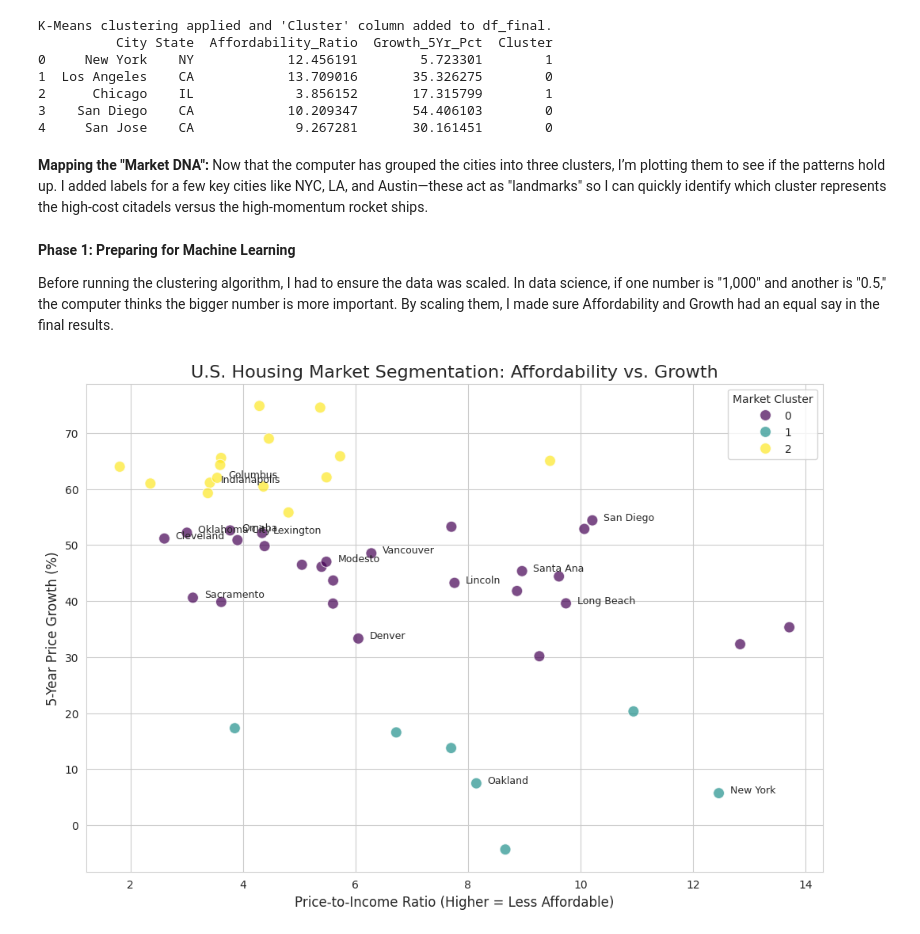
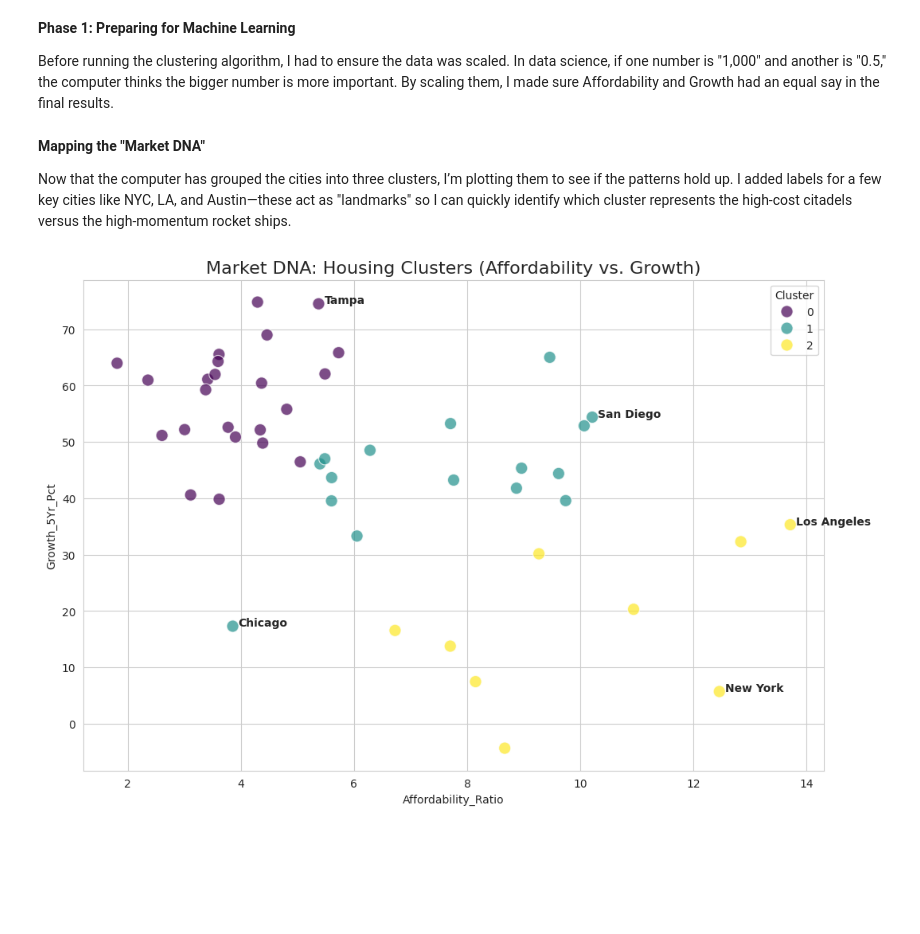
Before and after one commit to sanpan003-lab/U.S.-Housing-Market-Segmentation, a Jupyter notebook: Market_DNA_Housing_Clusters.ipynb, the cells around one changed output. Saved outputs shown, nothing was run; the diff lists cells and outputs as text; code cells hidden in the pictures; blank space fills up the shorter version.

Commit message:
Add files via upload
Initial upload of housing segmentation analysis.

```diff
--- a/Market_DNA_Housing_Clusters.ipynb
+++ b/Market_DNA_Housing_Clusters.ipynb
@@ -188,71 +50,32 @@ plt.show()
-# %%
-from sklearn.cluster import KMeans
-
-# 2. Select the columns 'Affordability_Ratio' and 'Growth_5Yr_Pct' for clustering
-X = df_final[['Affordability_Ratio', 'Growth_5Yr_Pct']]
-
-# 3. Instantiate a KMeans object with n_clusters=3 and random_state=42
-kmeans = KMeans(n_clusters=3, random_state=42, n_init=10) # Added n_init to suppress warning
-
-# 4. Fit the KMeans model to the selected data
-kmeans.fit(X)
-
-# 5. Assign the resulting cluster labels to a new column named 'Cluster' in df_final
-df_final['Cluster'] = kmeans.labels_
-
-print("K-Means clustering applied and 'Cluster' column added to df_final.")
-print(df_final.head())
-# %% [output]
-K-Means clustering applied and 'Cluster' column added to df_final.
-          City State  Affordability_Ratio  Growth_5Yr_Pct  Cluster
-0     New York    NY            12.456191        5.723301        1
-1  Los Angeles    CA            13.709016       35.326275        0
-2      Chicago    IL             3.856152       17.315799        1
-3    San Diego    CA            10.209347       54.406103        0
-4     San Jose    CA             9.267281       30.161451        0
-# %% [markdown]
-**Mapping the "Market DNA":** Now that the computer has grouped the cities into three clusters, I’m plotting them to see if the patterns hold up. I added labels for a few key cities like NYC, LA, and Austin—these act as "landmarks" so I can quickly identify which cluster represents the high-cost citadels versus the high-momentum rocket ships.
 # %% [markdown]
 **Phase 1: Preparing for Machine Learning**
 
 Before running the clustering algorithm, I had to ensure the data was scaled. In data science, if one number is "1,000" and another is "0.5," the computer thinks the bigger number is more important. By scaling them, I made sure Affordability and Growth had an equal say in the final results.
+# %%
+# Scaling the DNA features
+X = df_final[['Affordability_Ratio', 'Growth_5Yr_Pct']]
+scaler = StandardScaler()
+X_scaled = scaler.fit_transform(X)
+
+# Applying K-Means
+kmeans = KMeans(n_clusters=3, random_state=42)
+df_final['Cluster'] = kmeans.fit_predict(X_scaled)
+# %% [markdown]
+**Mapping the "Market DNA"**
+
+Now that the computer has grouped the cities into three clusters, I’m plotting them to see if the patterns hold up. I added labels for a few key cities like NYC, LA, and Austin—these act as "landmarks" so I can quickly identify which cluster represents the high-cost citadels versus the high-momentum rocket ships.
 # %%
-import matplotlib.pyplot as plt
-import seaborn as sns
-
-# Set the style for a professional look
 plt.figure(figsize=(12, 8))
 sns.set_style("whitegrid")
+scatter = sns.scatterplot(data=df_final, x='Affordability_Ratio', y='Growth_5Yr_Pct', hue='Cluster', palette='viridis', s=120, alpha=0.7)
 
-# Create the scatter plot
-# We color the dots by the 'Cluster' number the computer assigned
-scatter = sns.scatterplot(
-    data=df_final,
-    x='Affordability_Ratio',
-    y='Growth_5Yr_Pct',
-    hue='Cluster',
-    palette='viridis',
-    s=100,
-    alpha=0.7
-)
+landmarks = ['New York', 'Los Angeles', 'Chicago', 'Austin', 'Tampa', 'San Diego', 'Nashville', 'Phoenix']
+for i in range(len(df_final)):
+    if df_final.City[i] in landmarks:
+        plt.text(df_final.Affordability_Ratio[i]+0.1, df_final.Growth_5Yr_Pct[i], df_final.City[i], fontsize=10, weight='bold')
 
-# Add city labels to some of the points so we know who is who
-for i in range(len(df_final)):
-    # We only label a few points to keep the chart clean
-    if i % 3 == 0:
-        plt.text(
-            df_final.Affordability_Ratio[i]+0.2,
-            df_final.Growth_5Yr_Pct[i],
-            df_final.City[i],
-            fontsize=9
-        )
-
-plt.title('U.S. Housing Market Segmentation: Affordability vs. Growth', fontsize=16)
-plt.xlabel('Price-to-Income Ratio (Higher = Less Affordable)', fontsize=12)
-plt.ylabel('5-Year Price Growth (%)', fontsize=12)
-plt.legend(title='Market Cluster')
-
+plt.title('Market DNA: Housing Clusters (Affordability vs. Growth)', fontsize=16)
 plt.show()
 # %% [output]
-[figure, old version]
+[figure, new version]
 # %% [markdown]
```
Also changed, not shown: parts of 11 cells of this notebook.
